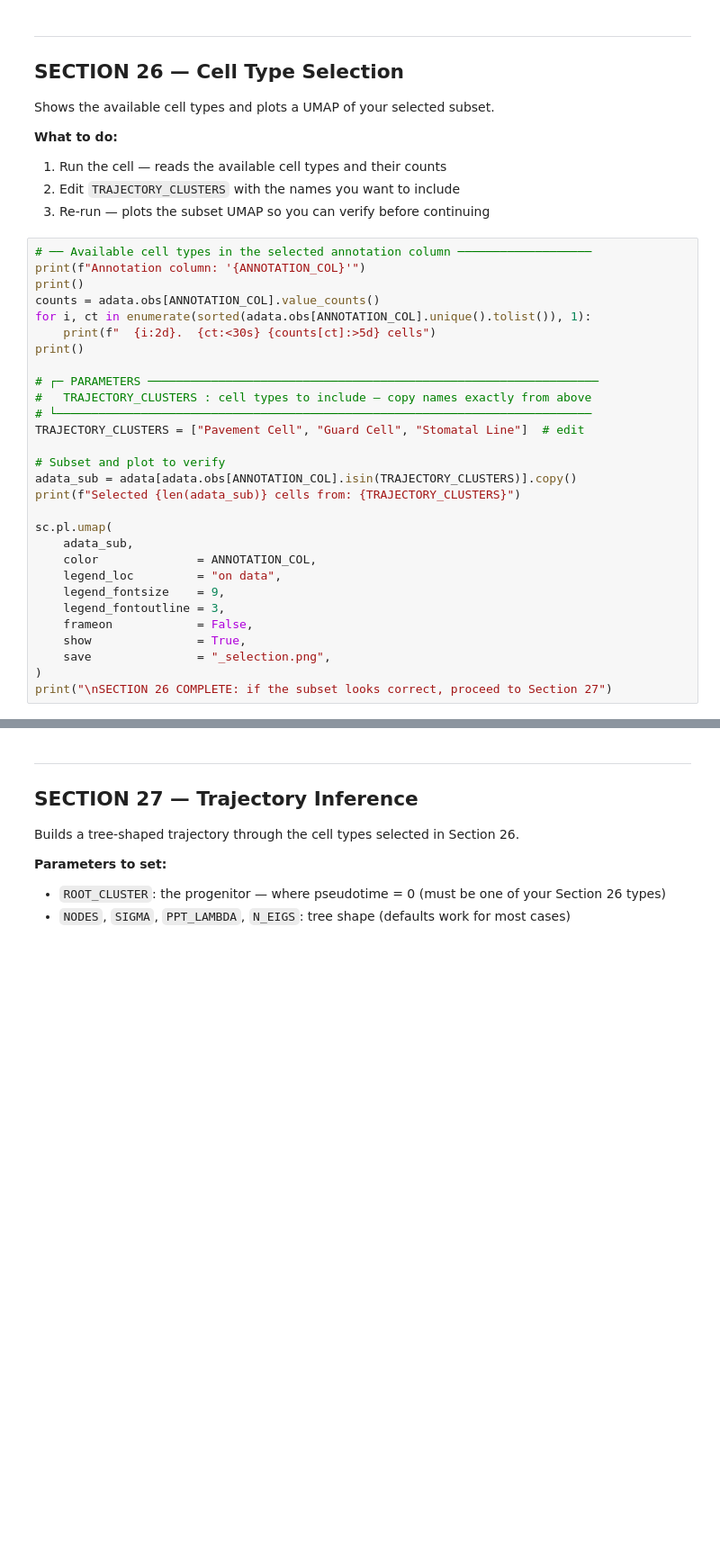
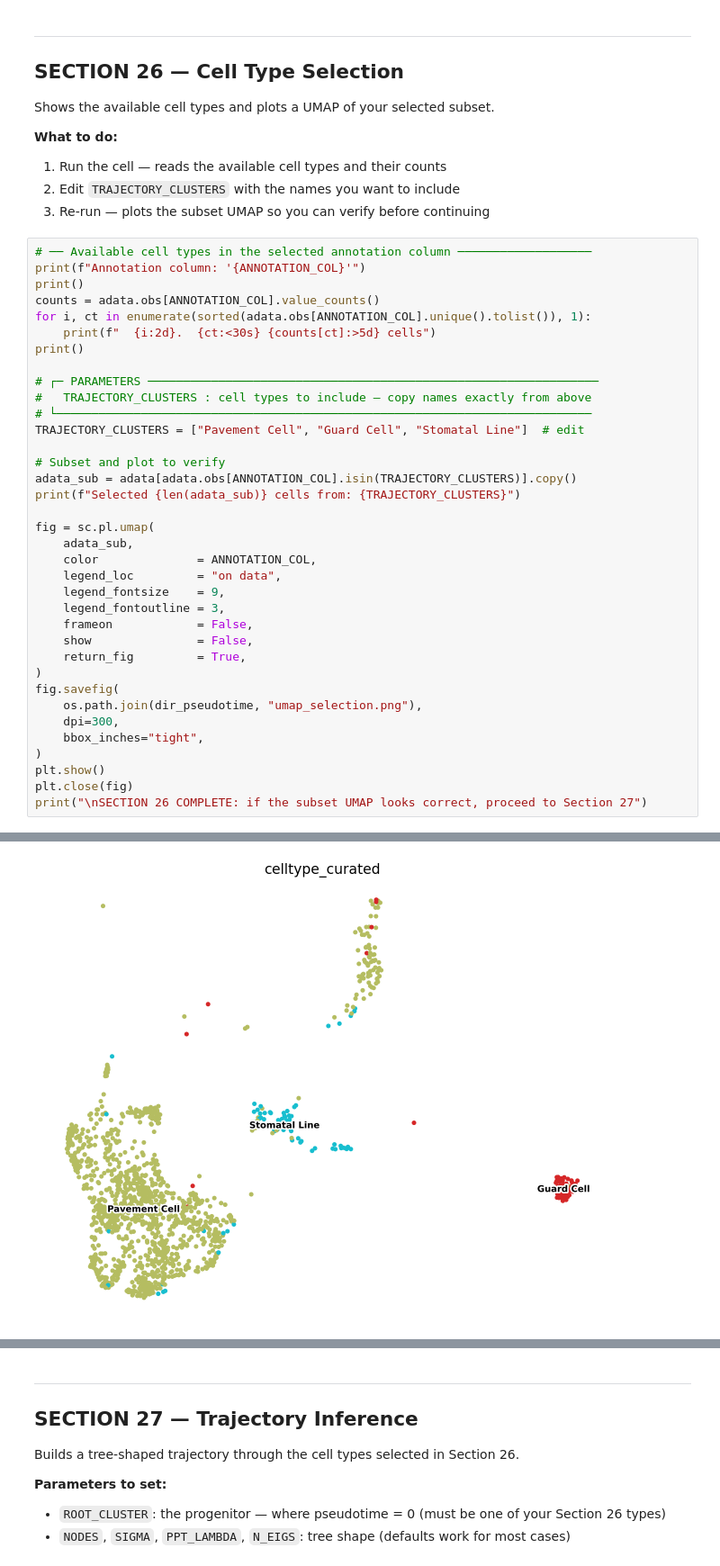
Before and after one commit to cliford2001/ScRNASeq-Docker, a Jupyter notebook: workflow/capitulo3_pseudotime.ipynb, the cells around one changed output, grey strips where cells are left out. Shown at 90% size. Cells and saved outputs as stored; diff of their text form; blank space fills up the shorter version.

```diff
--- a/workflow/capitulo3_pseudotime.ipynb
+++ b/workflow/capitulo3_pseudotime.ipynb
@@ -105,14 +121,22 @@ TRAJECTORY_CLUSTERS = ["Pavement Cell", "Guard Cell", "Stomatal Line"]  # edit
 adata_sub = adata[adata.obs[ANNOTATION_COL].isin(TRAJECTORY_CLUSTERS)].copy()
 print(f"Selected {len(adata_sub)} cells from: {TRAJECTORY_CLUSTERS}")
 
-sc.pl.umap(
+fig = sc.pl.umap(
     adata_sub,
     color              = ANNOTATION_COL,
     legend_loc         = "on data",
     legend_fontsize    = 9,
     legend_fontoutline = 3,
     frameon            = False,
-    show               = True,
-    save               = "_selection.png",
+    show               = False,
+    return_fig         = True,
 )
-print("\nSECTION 26 COMPLETE: if the subset looks correct, proceed to Section 27")
+fig.savefig(
+    os.path.join(dir_pseudotime, "umap_selection.png"),
+    dpi=300,
+    bbox_inches="tight",
+)
+plt.show()
+plt.close(fig)
+print("\nSECTION 26 COMPLETE: if the subset UMAP looks correct, proceed to Section 27")
+# %% [output]
@@ -118,0 +157 @@ print("\nSECTION 26 COMPLETE: if the subset looks correct, proceed to Section 27
+[figure, added]
```
Also changed, not shown: parts of 10 cells of this notebook, 4 other files.
